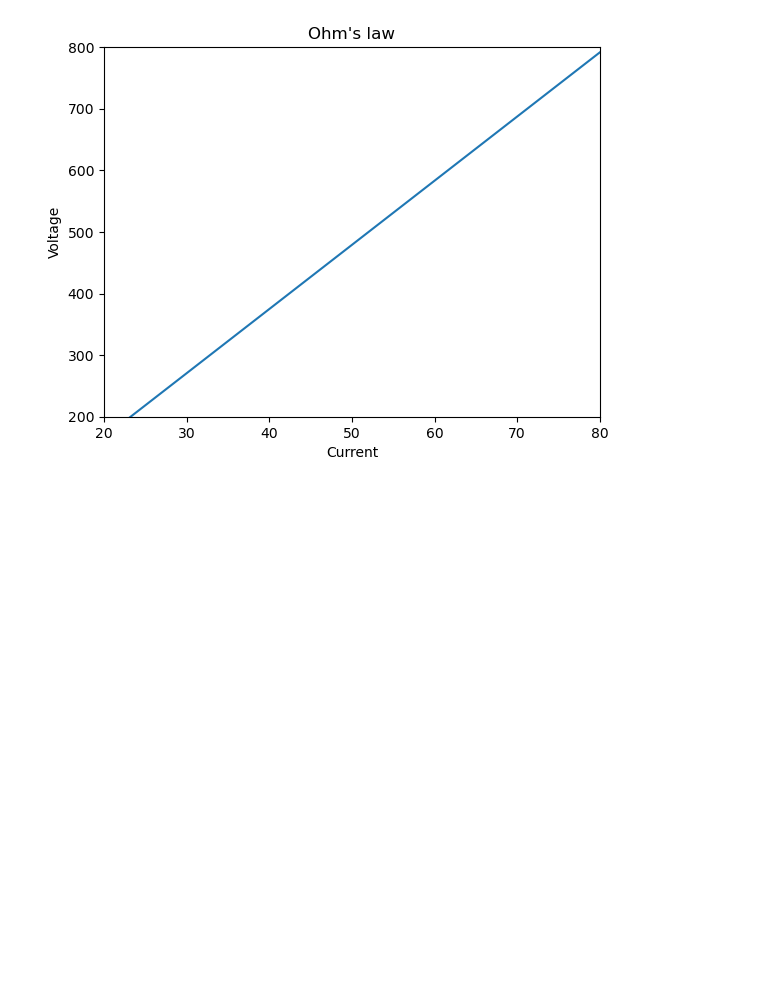
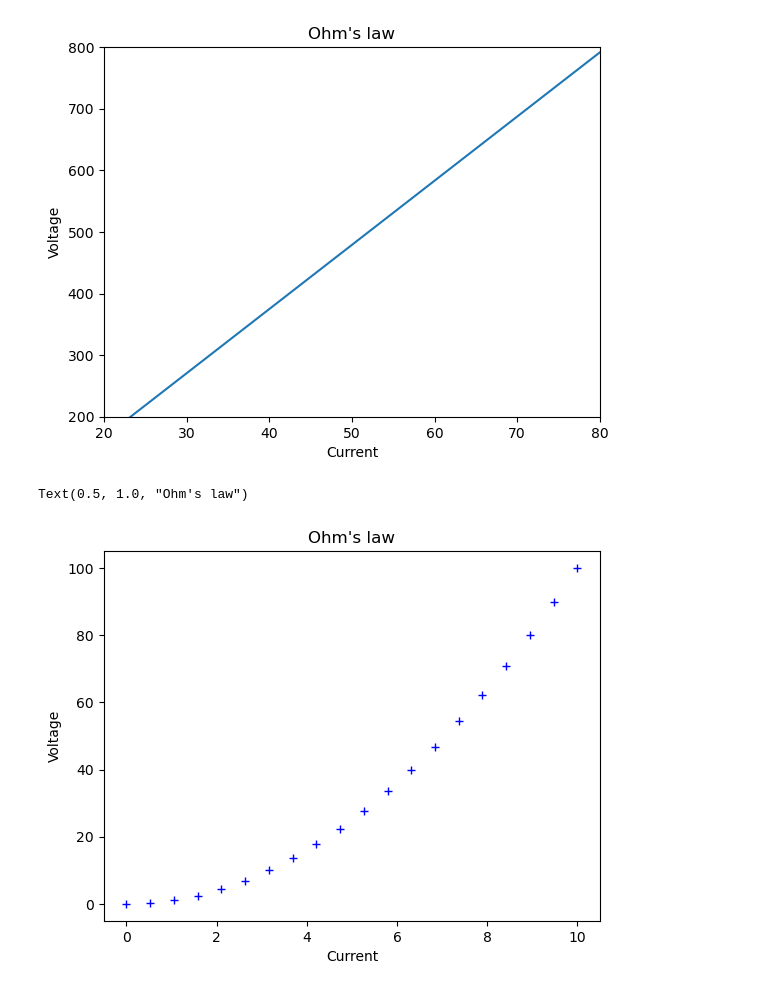
Before and after one commit to HayBeeCoder/ai, a Jupyter notebook: dl-with-real-life-projects-coursera/Untitled.ipynb, the cells around one changed output. Saved outputs shown, nothing was run; the diff lists cells and outputs as text; code cells hidden in the pictures; blank space fills up the shorter version.

Commit message:
plotting multiple lines

```diff
--- a/dl-with-real-life-projects-coursera/Untitled.ipynb
+++ b/dl-with-real-life-projects-coursera/Untitled.ipynb
@@ -33,5 +33,12 @@ plt.show()
 # %%
 x = np.linspace(0,10,20)
 y = x**2
 
-plt.plot(x,y)
+plt.plot(x,y,'b+')
+
+plt.xlabel("Current")
+plt.ylabel("Voltage")
+plt.title("Ohm's law")
+# %% [output]
+Text(0.5, 1.0, "Ohm's law")
+[figure, added]
```
Also changed, not shown: parts of 1 cell of this notebook.
